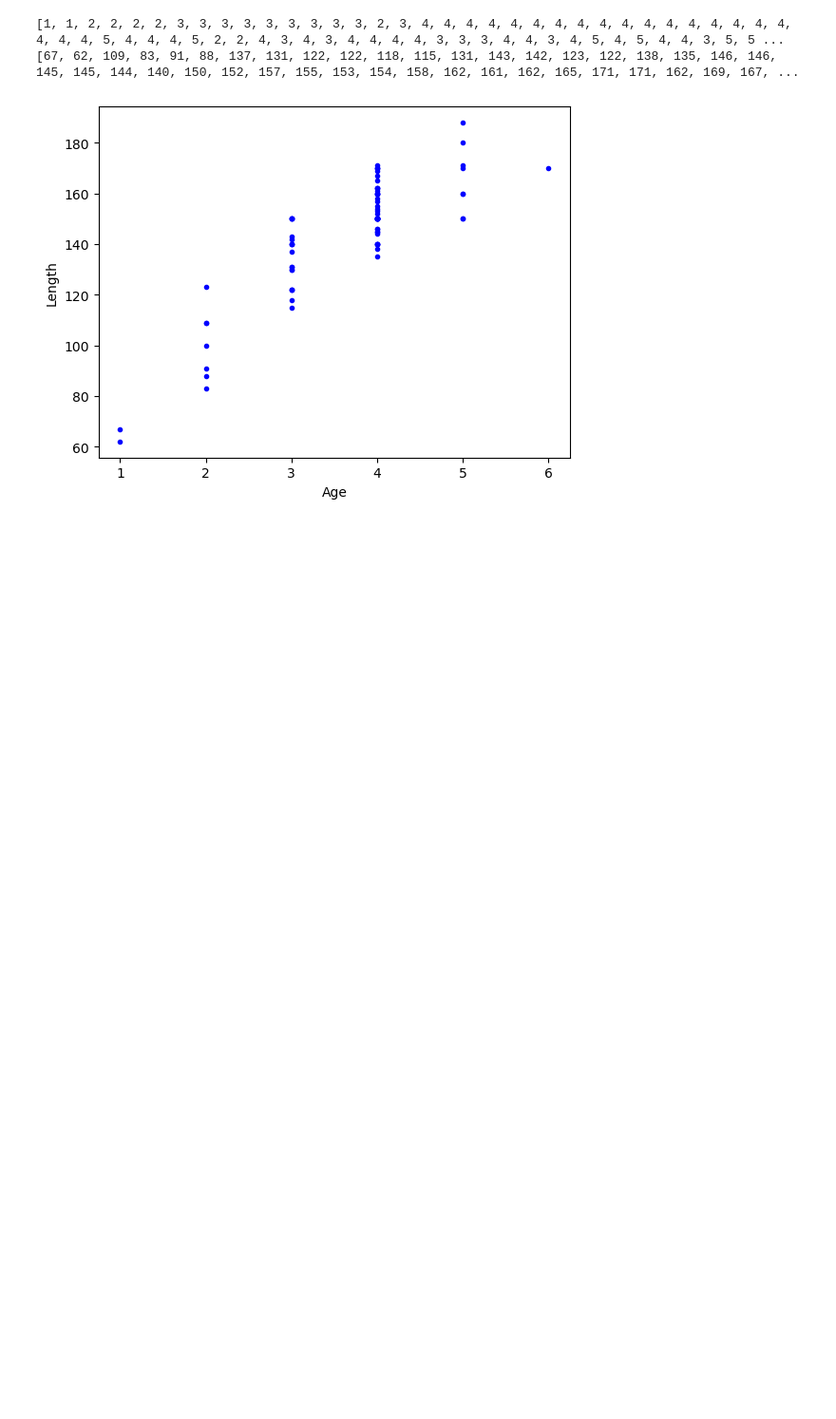
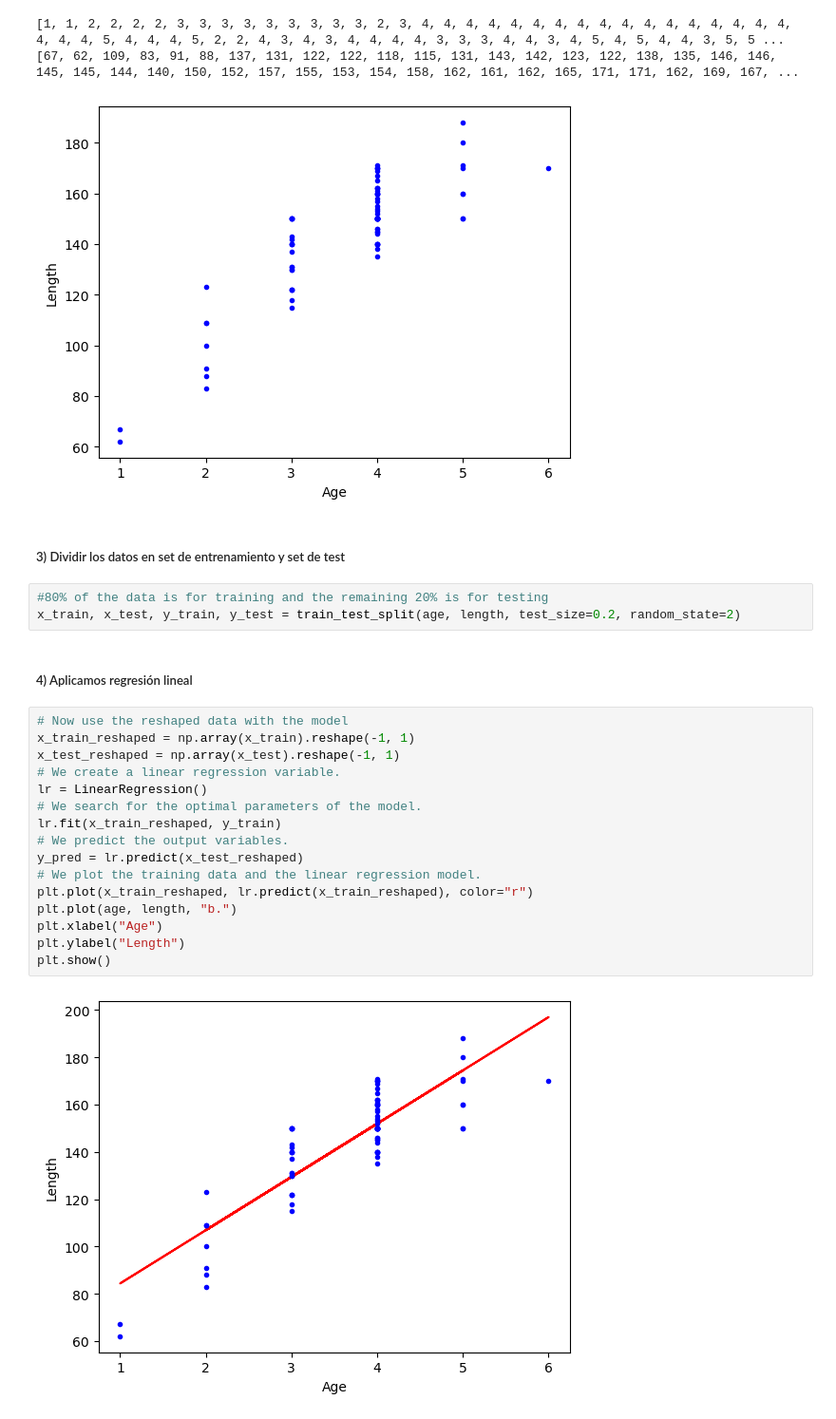
Before and after one commit to earribas252/theegg_ai, a Jupyter notebook: tarea_148/tarea_148.ipynb, the cells around one changed output. Shown at 95% size. Saved outputs shown, nothing was run; the diff lists cells and outputs as text; blank space fills up the shorter version.

```diff
--- a/tarea_148/tarea_148.ipynb
+++ b/tarea_148/tarea_148.ipynb
@@ -49,3 +49,28 @@ plt.show()
 [1, 1, 2, 2, 2, 2, 3, 3, 3, 3, 3, 3, 3, 3, 3, 2, 3, 4, 4, 4, 4, 4, 4, 4, 4, 4, 4, 4, 4, 4, 4, 4, 4, 4, 4, 4, 4, 5, 4, 4, 4, 5, 2, 2, 4, 3, 4, 3, 4, 4, 4, 4, 3, 3, 3, 4, 4, 3, 4, 5, 4, 5, 4, 4, 3, 5, 5 ...
 [67, 62, 109, 83, 91, 88, 137, 131, 122, 122, 118, 115, 131, 143, 142, 123, 122, 138, 135, 146, 146, 145, 145, 144, 140, 150, 152, 157, 155, 153, 154, 158, 162, 161, 162, 165, 171, 171, 162, 169, 167, ...
 [figure]
+# %% [markdown]
+##### 3) Dividir los datos en set de entrenamiento y set de test
+# %%
+#80% of the data is for training and the remaining 20% is for testing
+x_train, x_test, y_train, y_test = train_test_split(age, length, test_size=0.2, random_state=2)
+# %% [markdown]
+##### 4) Aplicamos regresión lineal
+# %%
+# Now use the reshaped data with the model
+x_train_reshaped = np.array(x_train).reshape(-1, 1)
+x_test_reshaped = np.array(x_test).reshape(-1, 1)
+# We create a linear regression variable.
+lr = LinearRegression()
+# We search for the optimal parameters of the model.
+lr.fit(x_train_reshaped, y_train)
+# We predict the output variables.
+y_pred = lr.predict(x_test_reshaped)
+# We plot the training data and the linear regression model.
+plt.plot(x_train_reshaped, lr.predict(x_train_reshaped), color="r")
+plt.plot(age, length, "b.")
+plt.xlabel("Age")
+plt.ylabel("Length")
+plt.show()
+# %% [output]
+[figure, added]
```
